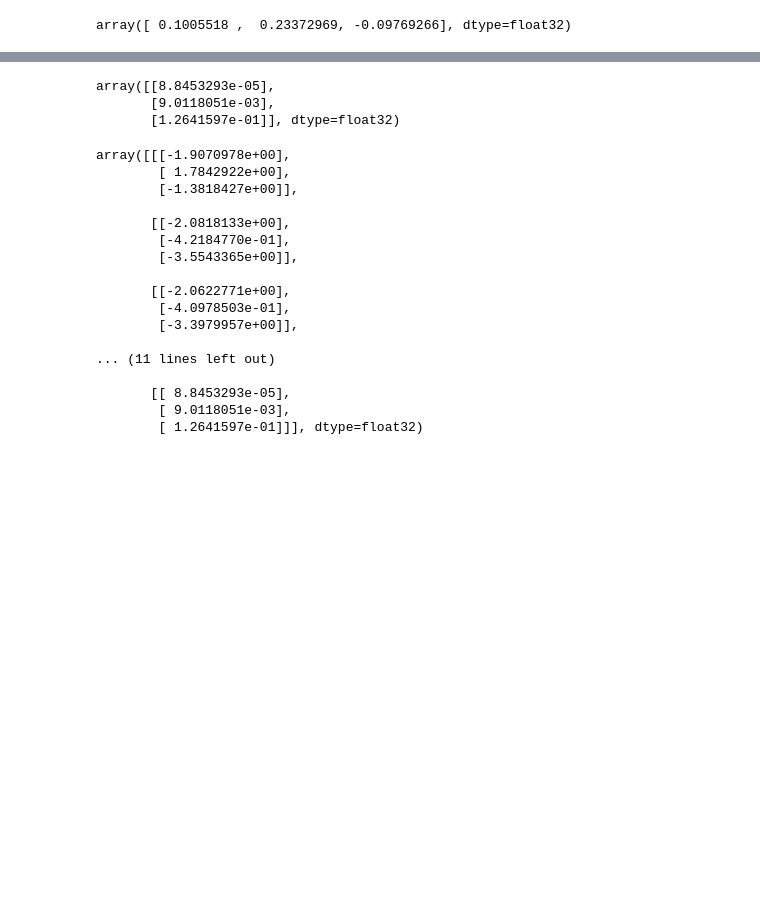
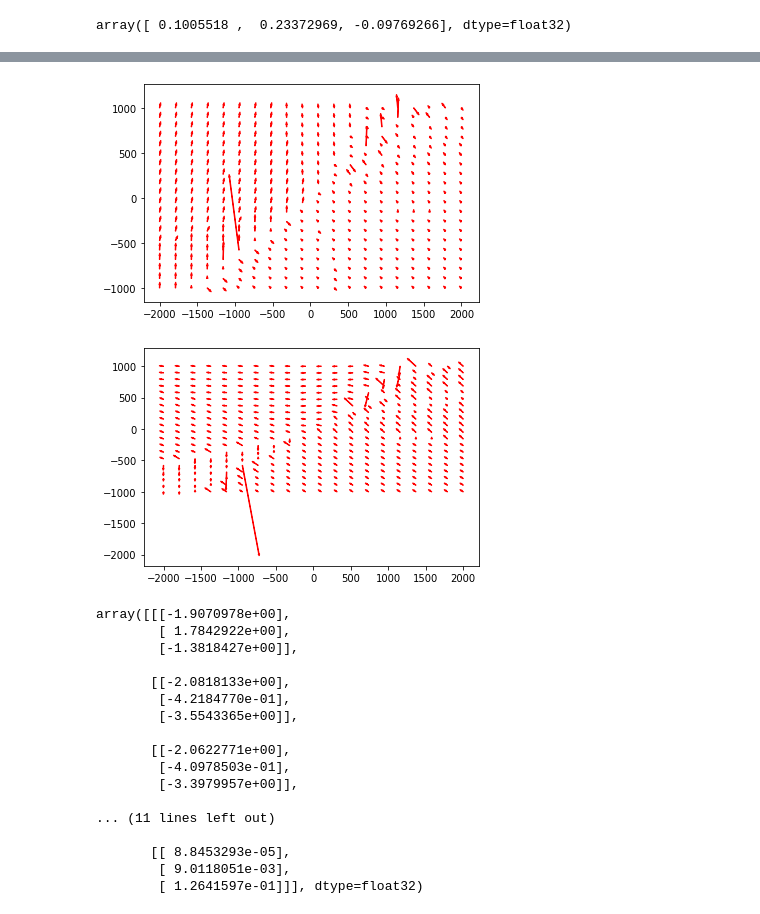
Before and after one commit to terry97-guel/KINN, a Jupyter notebook: code/control/fk_check.ipynb, the cells around one changed output, grey strips where cells are left out. Saved outputs shown, nothing was run; the diff lists cells and outputs as text; code cells hidden in the pictures; blank space fills up the shorter version.

```diff
--- a/code/control/fk_check.ipynb
+++ b/code/control/fk_check.ipynb
@@ -213,9 +266,45 @@ array([0.04817899, 0.1650061 , 0.04005003], dtype=float32)
-# %%
-p
-# %% [output]
-array([[8.8453293e-05],
-       [9.0118051e-03],
-       [1.2641597e-01]], dtype=float32)
+# %%
+from jacobian import jacobian
+from functools import partial
+
+def forward_soro(soro,actuation):
+    ps = soro(actuation)
+    pos_EE = ps[:,-1,0:2,0]
+
+    return pos_EE
+
+# plot jacobian field
+
+x = torch.linspace(-1000, 1000, 20)
+y = torch.linspace(-1000, 1000, 20)
+grid_x, grid_y = torch.meshgrid(x, y, indexing='ij')
+
+for (x,y) in zip(grid_x.flatten(), grid_y.flatten()):
+    actuation = torch.FloatTensor([x,y]).reshape(1,-1)
+    jac, pos_EE = jacobian(partial(forward_soro,model), actuation)
+    jac_act1 = jac[0,:,0,0] * 8e5
+
+    # plt plot arrow on position (x,y) to (x+jac_act[0], y+jac_act[1]))
+    # plt.arrow(x,y, jac_act1[0], jac_act1[1], color='r', alpha=1)
+    # change arrow width to 1
+    plt.arrow(x,y, jac_act1[0], jac_act1[1], color='r', alpha=1, width=7)
+
+plt.show()
+
+for (x,y) in zip(grid_x.flatten(), grid_y.flatten()):
+    actuation = torch.FloatTensor([x,y]).reshape(1,-1)
+    jac, pos_EE = jacobian(partial(forward_soro,model), actuation)
+    jac_act2 = jac[0,:,0,1] * 8e5
+
+    # plt plot arrow on position (x,y) to (x+jac_act[0], y+jac_act[1]))
+    # plt.arrow(x,y, jac_act1[0], jac_act1[1], color='r', alpha=1)
+    # change arrow width to 1
+    plt.arrow(x,y, jac_act2[0], jac_act2[1], color='r', alpha=1, width=7)
+
+plt.show()
+# %% [output]
+[figure, added]
+[figure, added]
 # %%
 ps
 # %% [output]
```
Also changed, not shown: parts of 7 cells of this notebook, 4 other files.
